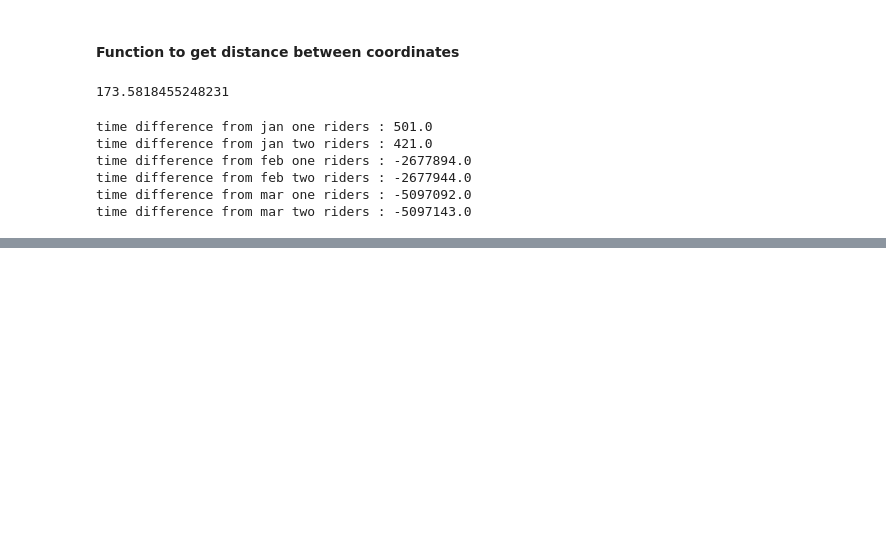
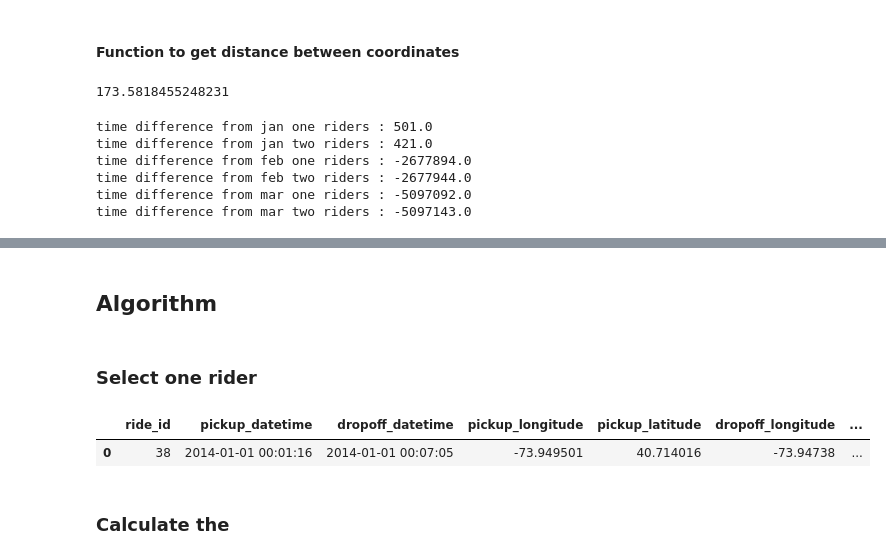
Before and after one commit to atimochina/rideshare_cs480, a Jupyter notebook: Connecting with MySQL.ipynb, the cells around one changed output, grey strips where cells are left out. Drawn from its saved outputs; the diff is of its cells as text; code cells hidden in the pictures; blank space fills up the shorter version.

Commit message:
Limiting data based on certain range, currently working on january data to figure out algorithm

```diff
--- a/Connecting with MySQL.ipynb
+++ b/Connecting with MySQL.ipynb
@@ -524,0 +562,14 @@ def prototype_algorithm(single_trips, double_trips, delay):
+# %% [markdown]
+## Algorithm
+# %% [markdown]
+### Select one rider
+# %%
+# Algorithm
+# select one ride
+ride_one = jan_one.loc[[0]]
+ride_one
+# %% [output]
+|  | ride_id | pickup_datetime | dropoff_datetime | pickup_longitude | pickup_latitude | dropoff_longitude | ... |
+| 0 | 38 | 2014-01-01 00:01:16 | 2014-01-01 00:07:05 | -73.949501 | 40.714016 | -73.94738 | ... |
+# %% [markdown]
+### Calculate the
```
Also changed, not shown: parts of 17 cells of this notebook.
